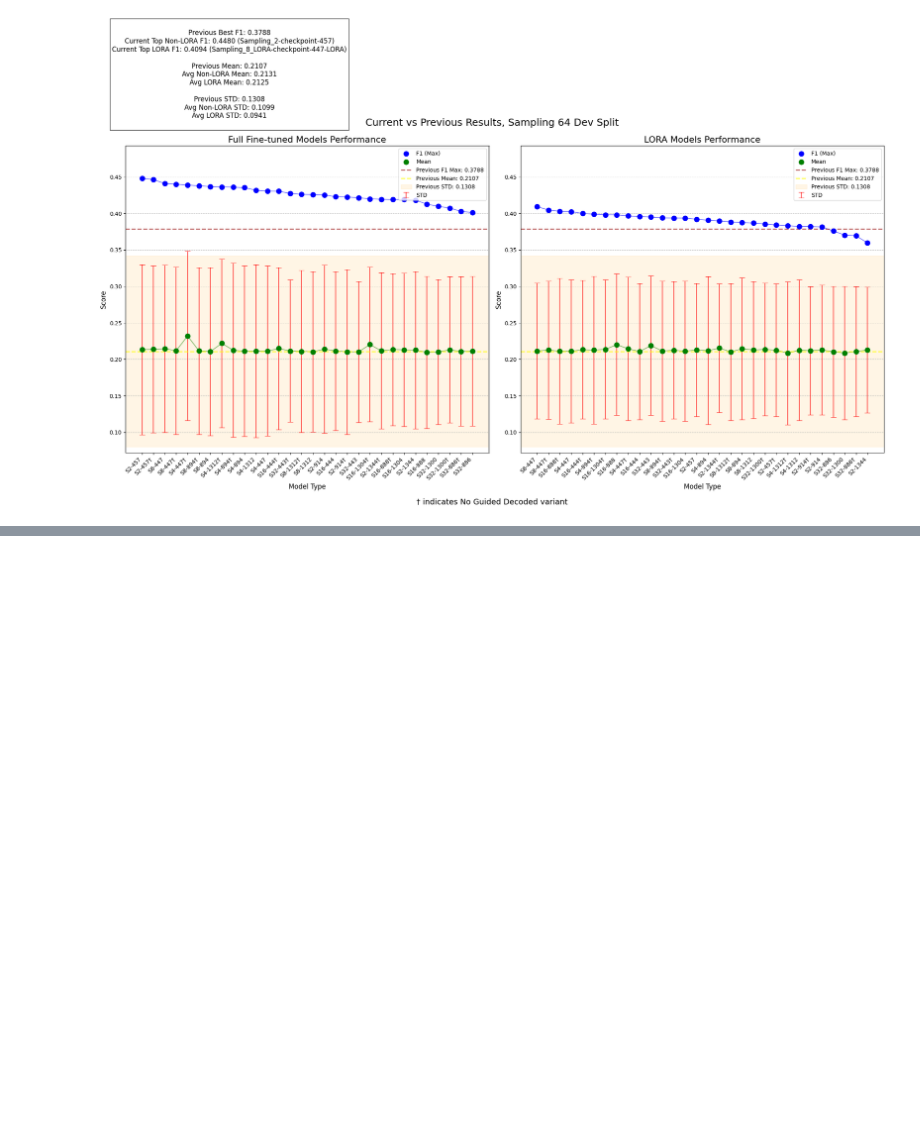
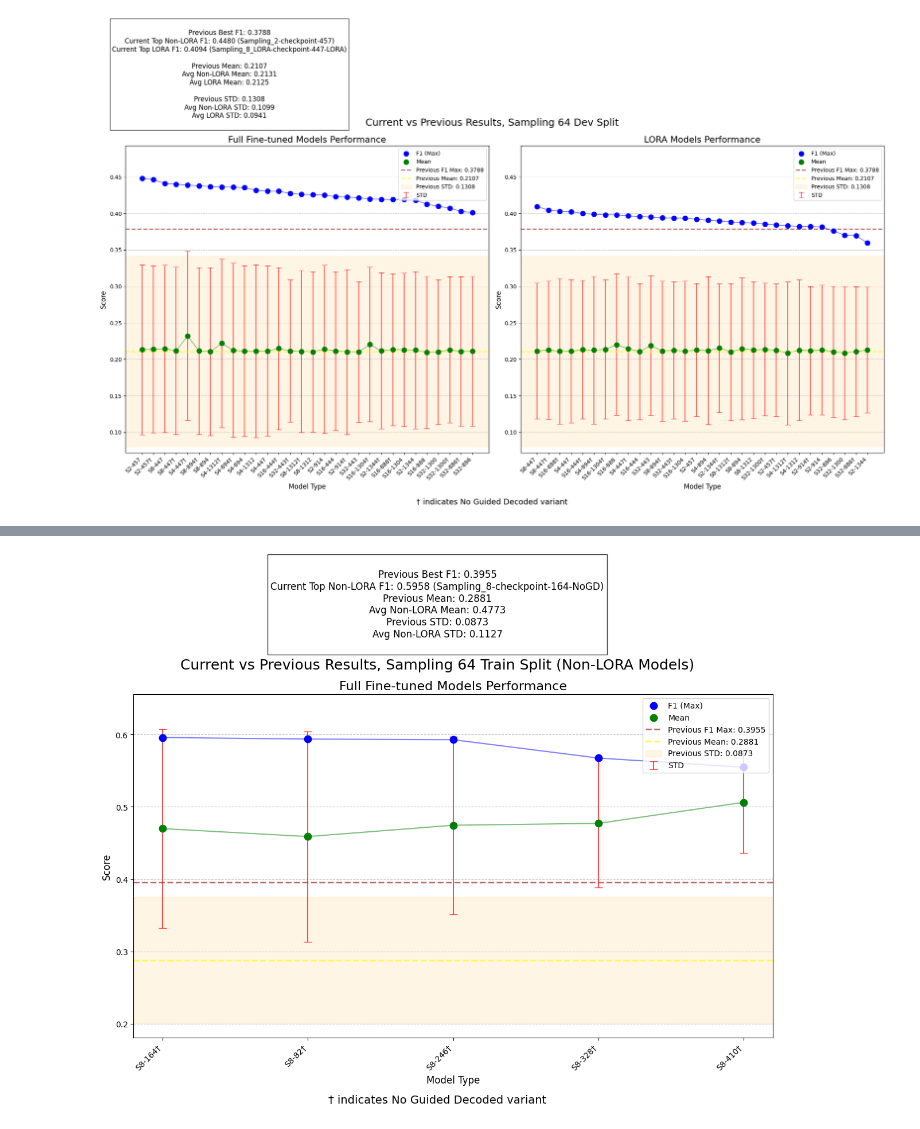
Before and after one commit to MikelZubi/ThinkTwice, a Jupyter notebook: scripts/MUC_Scripts/trainer/visualize_rejectionSampling_scores.ipynb, the cells around one changed output, grey strips where cells are left out. Saved outputs shown, nothing was run; the diff lists cells and outputs as text; code cells hidden in the pictures; blank space fills up the shorter version.

```diff
--- a/scripts/MUC_Scripts/trainer/visualize_rejectionSampling_scores.ipynb
+++ b/scripts/MUC_Scripts/trainer/visualize_rejectionSampling_scores.ipynb
@@ -823,7 +823,7 @@ os.chdir("../../..")
 def read_csv_data():
     try:
         # Standard way to read CSV file
-        df = pd.read_csv('rejectionSampling/train/scores_iter2.csv')
+        df = pd.read_csv('rejectionSampling/train/scores_iter3.csv')
         return df
     except Exception as e:
         print(f"Error reading file: {e}")
@@ -904,30 +904,32 @@ std_rect = patches.Rectangle((ax.get_xlim()[0], previous_mean - previous_std),
                           2 * previous_std,
                           linewidth=1,
                           edgecolor='orange',
                           facecolor='orange',
                           alpha=0.1,
                           label='Previous STD: {:.4f}'.format(previous_std))
 ax.add_patch(std_rect)
 
 # Add a note explaining the † symbol
 fig.text(0.5, 0.01, '† indicates No Guided Decoded variant', ha='center', fontsize=14)
 
 # Add legend
 ax.legend(loc='upper right')
 
 # Adjust layout
 plt.tight_layout(rect=[0, 0.03, 1, 0.95])
 plt.suptitle('Current vs Previous Results, Sampling 64 Train Split (Non-LORA Models)', fontsize=18)
 
 # Add summary statistics
 stats_text = f"""
 Previous Best F1: {previous_max_f1:.4f}
 Current Top Non-LORA F1: {non_lora_df['F1'].max():.4f} ({non_lora_df.iloc[0]['Type']})
 Previous Mean: {previous_mean:.4f}
 Avg Non-LORA Mean: {non_lora_df['Mean'].mean():.4f}
 Previous STD: {previous_std:.4f}
 Avg Non-LORA STD: {non_lora_df['STD'].mean():.4f}
 """
 fig.text(0.5, 1.0, stats_text, ha='center', fontsize=12, bbox=dict(facecolor='white', alpha=0.8))
 
 plt.show()
+# %% [output]
+[figure, added]
```
Also changed, not shown: parts of 2 cells of this notebook.
